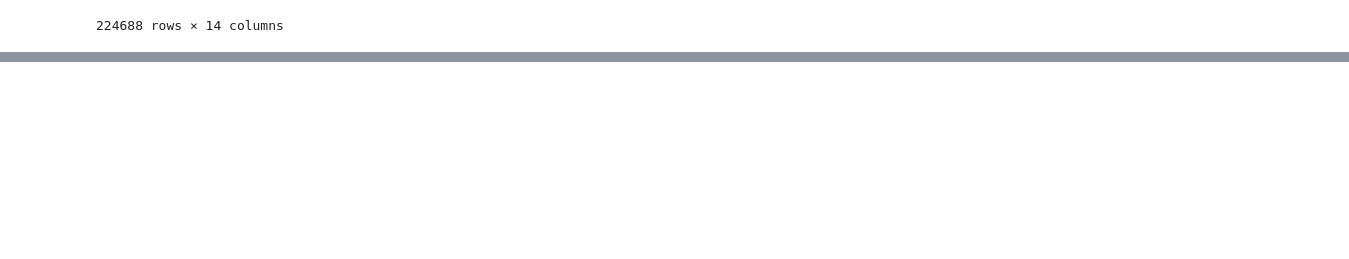
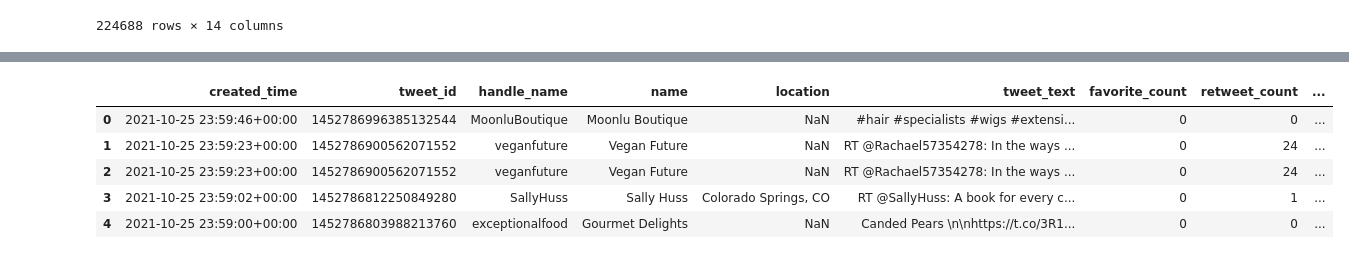
Before and after one commit to matteobucalossi50/capstone_project, a Jupyter notebook: tweepy/tweepy_scrape.ipynb, the cells around one changed output, grey strips where cells are left out. Saved outputs shown, nothing was run; the diff lists cells and outputs as text; code cells hidden in the pictures; blank space fills up the shorter version.

```diff
--- a/tweepy/tweepy_scrape.ipynb
+++ b/tweepy/tweepy_scrape.ipynb
@@ -249,0 +248,10 @@ plt.show()
+# %%
+df = pd.read_csv(r'C:\Users\raide\OneDrive\Documents\GitHub\capstone_project\tweepy\data\20211026_195518_clean_scraping_custom_hashtags_data.csv', index_col=0)
+df.head()
+# %% [output]
+|  | created_time | tweet_id | handle_name | name | location | tweet_text | favorite_count | retweet_count | ... |
+| 0 | 2021-10-25 23:59:46+00:00 | 1452786996385132544 | MoonluBoutique | Moonlu Boutique | NaN | #hair #specialists #wigs #extensi... | 0 | 0 | ... |
+| 1 | 2021-10-25 23:59:23+00:00 | 1452786900562071552 | veganfuture | Vegan Future | NaN | RT @Rachael57354278: In the ways ... | 0 | 24 | ... |
+| 2 | 2021-10-25 23:59:23+00:00 | 1452786900562071552 | veganfuture | Vegan Future | NaN | RT @Rachael57354278: In the ways ... | 0 | 24 | ... |
+| 3 | 2021-10-25 23:59:02+00:00 | 1452786812250849280 | SallyHuss | Sally Huss | Colorado Springs, CO | RT @SallyHuss: A book for every c... | 0 | 1 | ... |
+| 4 | 2021-10-25 23:59:00+00:00 | 1452786803988213760 | exceptionalfood | Gourmet Delights | NaN | Canded Pears \n\nhttps://t.co/3R1... | 0 | 0 | ... |
```
Also changed, not shown: parts of 7 cells of this notebook, 18 other files.
